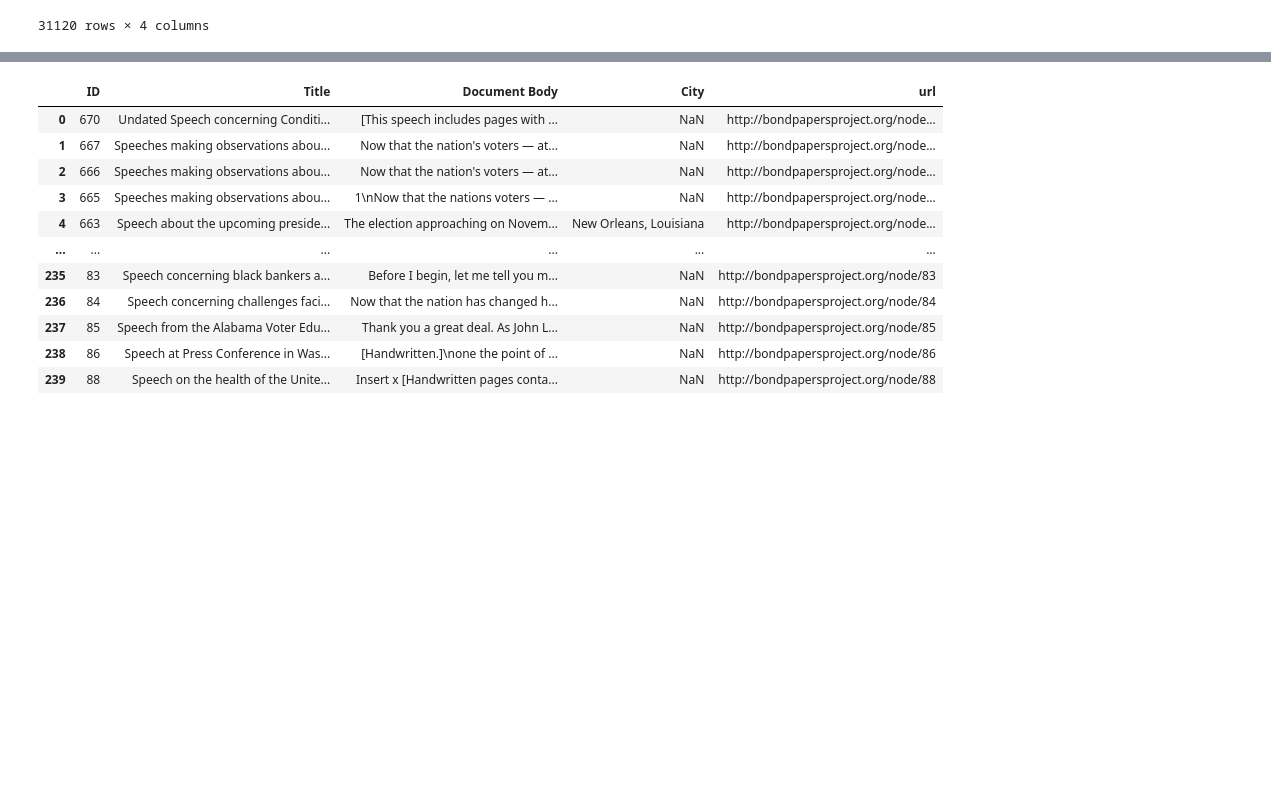
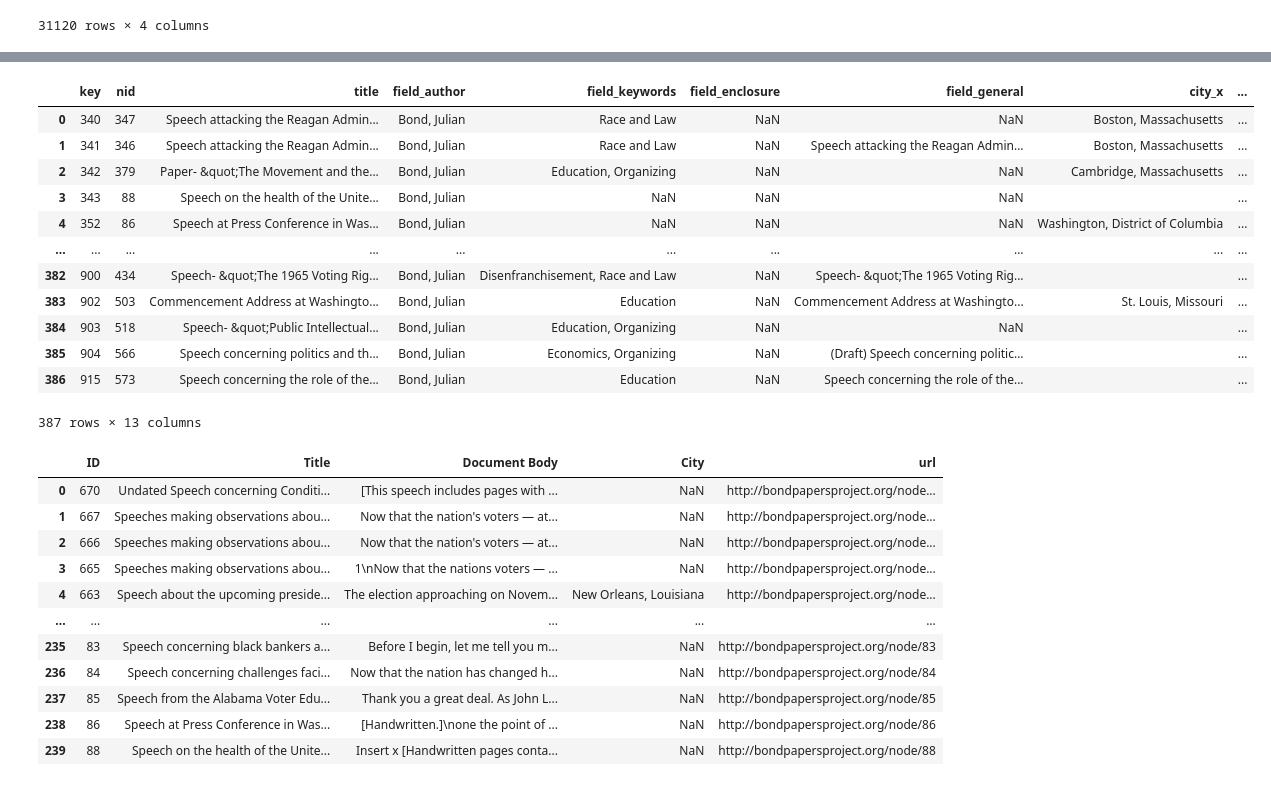
Before and after one commit to charlie-perez-35/JBPP, a Jupyter notebook: locations_project.ipynb, the cells around one changed output, grey strips where cells are left out. Cells and saved outputs as stored; diff of their text form; code cells hidden in the pictures; blank space fills up the shorter version.

```diff
--- a/locations_project.ipynb
+++ b/locations_project.ipynb
@@ -102,0 +139,2 @@ array([nan, 'New Orleans, Louisiana', 'Atlanta, Georgia',
+# %%
+speeches = pd.read_excel('speeches.xlsx')
@@ -112,0 +180,12 @@ sum(doc_catalog.City.value_counts())
+# %%
+drop_cols = ['Unnamed: 0', 'field_box', 'field_date',
+       'field_document_length', 'field_manuscript_type', 'field_collection',
+       'field_source', 'field_internal_notes', 'moderation_state',
+       'field_object_type', 'field_head',
+       'field_document_top', 'field_dateline', 'field_salutation',
+       'field_document_body', 'field_signature', 'field_post_script',
+       'field_document_extra', 'field_marginalia',
+       'field_footnote', 'field_image_identifier']
+speeches.drop(drop_cols, axis=1, inplace=True)
+# %%
+speeches.drop('field_response', axis=1, inplace=True)
@@ -112,0 +194,24 @@ sum(doc_catalog.City.value_counts())
+# %%
+state_abbrev_to_name = {
+    "AL": "Alabama", "AK": "Alaska", "AZ": "Arizona", "AR": "Arkansas",
+    "CA": "California", "CO": "Colorado", "CT": "Connecticut", "DE": "Delaware",
+    "FL": "Florida", "GA": "Georgia", "HI": "Hawaii", "ID": "Idaho",
+    "IL": "Illinois", "IN": "Indiana", "IA": "Iowa", "KS": "Kansas",
+    "KY": "Kentucky", "LA": "Louisiana", "ME": "Maine", "MD": "Maryland",
+    "MA": "Massachusetts", "MI": "Michigan", "MN": "Minnesota", "MS": "Mississippi",
+    "MO": "Missouri", "MT": "Montana", "NE": "Nebraska", "NV": "Nevada",
+    "NH": "New Hampshire", "NJ": "New Jersey", "NM": "New Mexico", "NY": "New York",
+    "NC": "North Carolina", "ND": "North Dakota", "OH": "Ohio", "OK": "Oklahoma",
+    "OR": "Oregon", "PA": "Pennsylvania", "RI": "Rhode Island", "SC": "South Carolina",
+    "SD": "South Dakota", "TN": "Tennessee", "TX": "Texas", "UT": "Utah",
+    "VT": "Vermont", "VA": "Virginia", "WA": "Washington", "WV": "West Virginia",
+    "WI": "Wisconsin", "WY": "Wyoming", "DC": "District of Columbia"
+}
+
+def replace_state_abbreviations(text):
+    # Compile a regex pattern that matches all two-letter state abbreviations as whole words
+    pattern = r'\b(' + '|'.join(state_abbrev_to_name.keys()) + r')\b'
+    return re.sub(pattern, lambda m: state_abbrev_to_name[m.group()], text)
+
+speeches.city = speeches.city.fillna('').apply(replace_state_abbreviations)
+speeches
@@ -112,0 +232,18 @@ sum(doc_catalog.City.value_counts())
+# %%
+merged = pd.merge(speeches, uscities, left_on = 'city', right_on='City', how='left')
+# merged_pt_2.dropna(inplace=True)
+merged
+# %% [output]
+|  | key | nid | title | field_author | field_keywords | field_enclosure | field_general | city_x | ... |
+| 0 | 340 | 347 | Speech attacking the Reagan Admin... | Bond, Julian | Race and Law | NaN | NaN | Boston, Massachusetts | ... |
+| 1 | 341 | 346 | Speech attacking the Reagan Admin... | Bond, Julian | Race and Law | NaN | Speech attacking the Reagan Admin... | Boston, Massachusetts | ... |
+| 2 | 342 | 379 | Paper- &quot;The Movement and the... | Bond, Julian | Education, Organizing | NaN | NaN | Cambridge, Massachusetts | ... |
+| 3 | 343 | 88 | Speech on the health of the Unite... | Bond, Julian | NaN | NaN | NaN |  | ... |
+| 4 | 352 | 86 | Speech at Press Conference in Was... | Bond, Julian | NaN | NaN | NaN | Washington, District of Columbia | ... |
+| ... | ... | ... | ... | ... | ... | ... | ... | ... | ... |
+| 382 | 900 | 434 | Speech- &quot;The 1965 Voting Rig... | Bond, Julian | Disenfranchisement, Race and Law | NaN | Speech- &quot;The 1965 Voting Rig... |  | ... |
+| 383 | 902 | 503 | Commencement Address at Washingto... | Bond, Julian | Education | NaN | Commencement Address at Washingto... | St. Louis, Missouri | ... |
+| 384 | 903 | 518 | Speech- &quot;Public Intellectual... | Bond, Julian | Education, Organizing | NaN | NaN |  | ... |
+| 385 | 904 | 566 | Speech concerning politics and th... | Bond, Julian | Economics, Organizing | NaN | (Draft) Speech concerning politic... |  | ... |
+| 386 | 915 | 573 | Speech concerning the role of the... | Bond, Julian | Education | NaN | Speech concerning the role of the... |  | ... |
+387 rows × 13 columns
```
Also changed, not shown: parts of 18 cells of this notebook, 25 other files.
